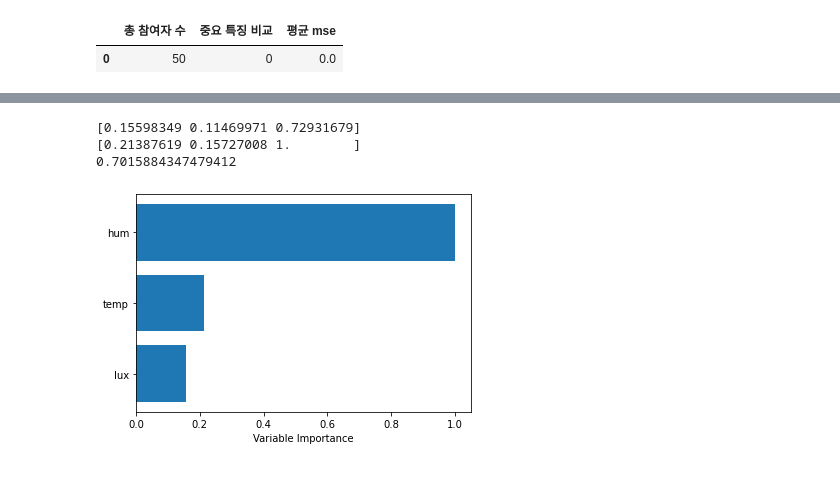
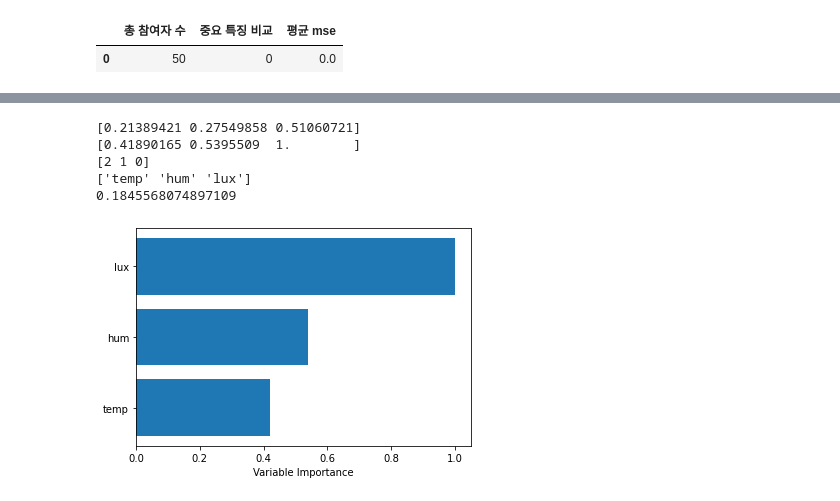
Before and after one commit to formegusto/survey-learning-system, a Jupyter notebook: documentation random forest.ipynb, the cells around one changed output, grey strips where cells are left out. Saved outputs shown, nothing was run; the diff lists cells and outputs as text; code cells hidden in the pictures.

```diff
--- a/documentation random forest.ipynb
+++ b/documentation random forest.ipynb
@@ -34,12 +34,12 @@ class User:
             else:
                 one_line = ran.randrange(0, 2)
                 if one_line == 0:
-                    s = ran.randrange(5, 21, 5)
+                    s = ran.randrange(5, 20, 5)
                     for idx in range(0, len(_score)):
                         _score[idx] = s
                 else:
                     for idx in range(0, len(_score)):
-                        _score[idx] = ran.randrange(5, 21)
+                        _score[idx] = ran.randrange(5, 20)
         else:
             if 'temp' in self.importance_features:
                 if (temp >= 18) & (temp <= 20):
@@ -52,8 +52,7 @@ class User:
                         err = temp - 20
                     _score[0] = 20 - round(err / 2)
             else:
-                _score[0] = ran.randrange(17, 21)
-
+                _score[0] = ran.randrange(15, 20)
 
             if 'hum' in self.importance_features:
                 if (hum >= 40) & (hum <= 60):
@@ -66,7 +65,7 @@ class User:
                         err = hum - 60
                     _score[1] = 20 - round(err / 5)
             else:
-                _score[1] = ran.randrange(17, 21)
+                _score[1] = ran.randrange(15, 20)
 
 
             if 'lux' in self.importance_features:
@@ -74,13 +73,13 @@ class User:
                     _score[2] = 20
                 else:
                     err = 0
-                    if temp < 700:
+                    if lux < 700:
                         err = 700 - lux
                     else:
                         err = lux - 1500
                     _score[2] = 20 - round(err / 100)
             else:
-                _score[2] = ran.randrange(17, 21)
+                _score[2] = ran.randrange(15, 20)
 
         return _score.sum()
 
@@ -141,11 +140,15 @@ for days in range(0, 540):
             _s
         )
 # %%
+max_temp = users[0].survey['temp'].max()
+max_hum = users[0].survey['hum'].max()
+max_lux = users[0].survey['lux'].max()
+
 # 정규화
 norm_no = users[0].survey['no'] / users[0].survey['no'].max()
-norm_temp = users[0].survey['temp'] / users[0].survey['temp'].max()
-norm_hum = users[0].survey['hum'] / users[0].survey['hum'].max()
-norm_lux = users[0].survey['lux'] / users[0].survey['lux'].max()
+norm_temp = users[0].survey['temp'] / max_temp
+norm_hum = users[0].survey['hum'] / max_hum
+norm_lux = users[0].survey['lux'] / max_lux
 
 for idx in range(0, 100):
         users[idx].survey['no'] = norm_no
@@ -153,7 +156,8 @@ for idx in range(0, 100):
         users[idx].survey['hum'] = norm_hum
         users[idx].survey['lux'] = norm_lux
 # %%
-features = np.array(['no', 'temp', 'hum', 'lux'])
+# features = np.array(['no', 'temp', 'hum', 'lux'])
+features = np.array(['temp', 'hum', 'lux'])
 _record = pd.DataFrame(columns=['user id',
                                 'imp features',
                                 'RF imp features',
@@ -186,7 +190,7 @@ for user in users:
     sorted_idx = np.argsort(feature_importance)
     bar_pos = np.arange(sorted_idx.shape[0]) + .5
 
-    _features = features[sorted_idx[::-1]]
+    _features = features[sorted_idx][::-1]
     user_id = user.user_id
     user_imp_features = user.importance_features
 
@@ -354,7 +280,7 @@ feature_tmp = feature_tmp.reshape(-1, 3)
 
 for survey_no in range(0,540):
     _tmp = np.array([])
-    for user_no in range(0, 100):
+    for user_no in range(0, 50):
         _tmp = np.append(_tmp, users[user_no].survey.loc[survey_no]['score'])
     survey_mean = np.append(survey_mean,_tmp.mean())
 # %%
@@ -409,34 +349,40 @@ for idx,pre in enumerate(anal_np.reshape(-1, 540).mean(axis=0)):
 # %%
 features = np.array(['temp', 'hum', 'lux'])
 
-RFModel = RandomForestRegressor(n_estimators=20,
+X_train, X_test, y_train, y_test = train_test_split(feature_tmp,survey_mean,test_size=0.2)
+
+RFModel = RandomForestRegressor(n_estimators=100,
                                 max_features=3,
                             oob_score=False,random_state=531)
 RFModel.fit(X_train, y_train.ravel())
 prediction = RFModel.predict(X_test)
 
 mse = mean_squared_error(y_test,prediction)
 
 feature_importance = RFModel.feature_importances_
 if len(set(feature_importance)) == 1:
     feature_importance = RFModel.feature_importances_
 else:
     feature_importance = feature_importance / feature_importance.max()
 
 print(RFModel.feature_importances_)
 print(feature_importance)
 sorted_idx = np.argsort(feature_importance)
+print(sorted_idx[::-1])
 bar_pos = np.arange(sorted_idx.shape[0]) + .5
 
-_features = features[sorted_idx[::-1]]
+_features = features[sorted_idx]
 
+print(_features)
 print(mse)
 plt.barh(bar_pos, feature_importance[sorted_idx], align='center')
 plt.yticks(bar_pos, _features)
 plt.xlabel("Variable Importance")
 plt.show()
 # %% [output]
-[0.15598349 0.11469971 0.72931679]
-[0.21387619 0.15727008 1.        ]
-0.7015884347479412
+[0.21389421 0.27549858 0.51060721]
+[0.41890165 0.5395509  1.        ]
+[2 1 0]
+['temp' 'hum' 'lux']
+0.1845568074897109
-[figure, old version]
+[figure, new version]
```
Also changed, not shown: parts of 17 cells of this notebook.
